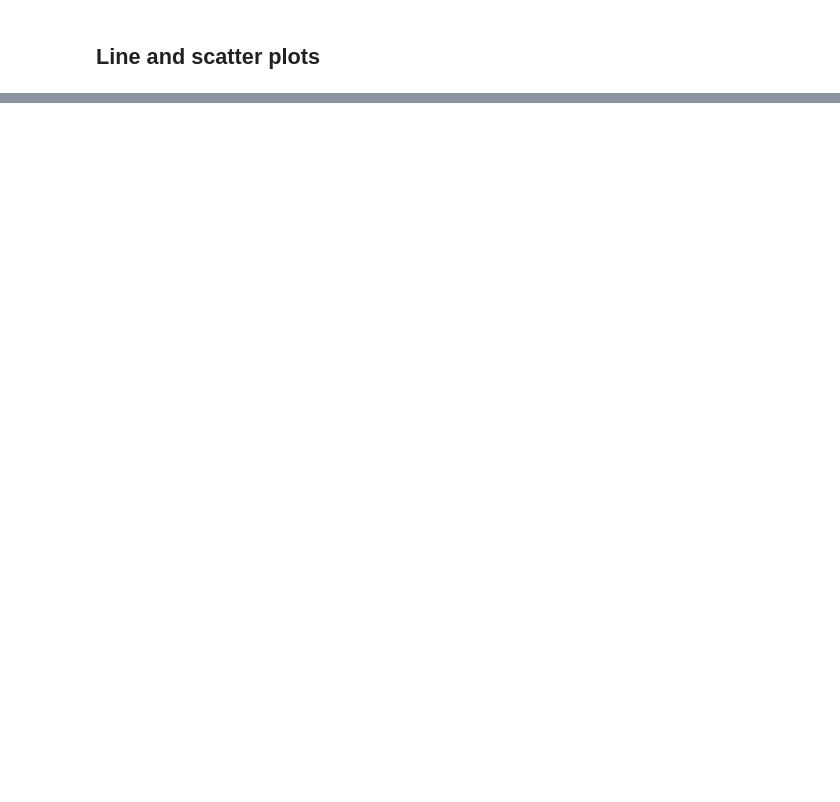
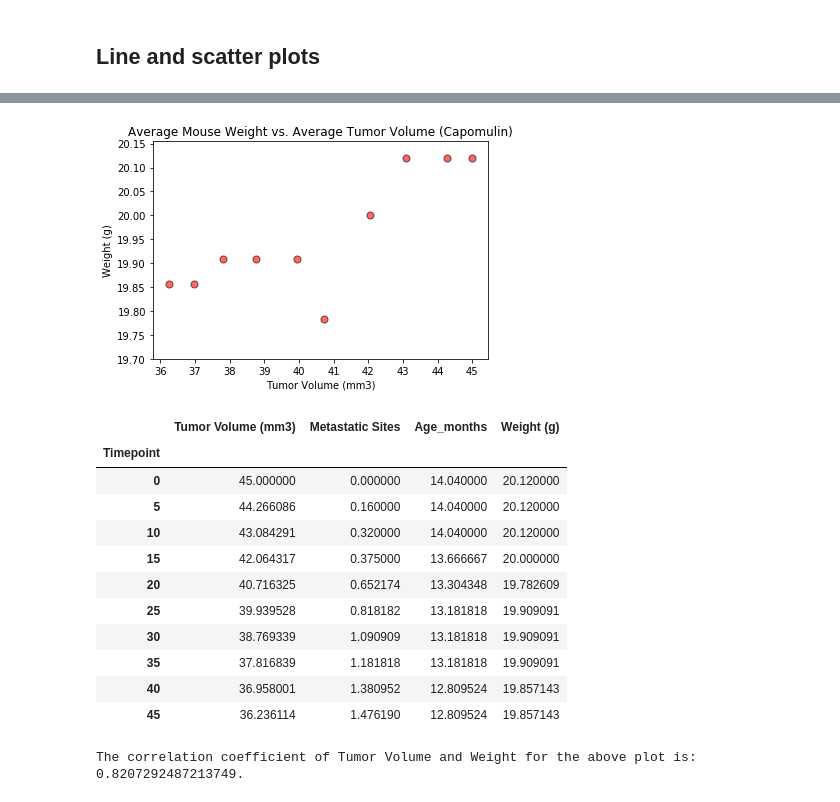
Before and after one commit to wisemantyr/Pymaceuticals, a Jupyter notebook: Pymaceuticals.ipynb, the cells around one changed output, grey strips where cells are left out. Saved outputs shown, nothing was run; the diff lists cells and outputs as text; code cells hidden in the pictures; blank space fills up the shorter version.

```diff
--- a/Pymaceuticals.ipynb
+++ b/Pymaceuticals.ipynb
@@ -259,2 +291,38 @@ infubinol_outliers= [t for t in infubinol_tumors if [(infubinol_tumors < infubin
+# %%
+# Generate a scatter plot of mouse weight versus average tumor volume for the Capomulin regimen
+
+capo_mouse_over_time = capomulin_df.groupby(["Timepoint"]).mean()
+
+x_axis = capo_mouse_over_time["Tumor Volume (mm3)"]
+y_axis = capo_mouse_over_time["Weight (g)"]
+plt.scatter(x_axis, y_axis, marker = "o", color="r", edgecolors="black", alpha = .6, s = 50)
+plt.title("Average Mouse Weight vs. Average Tumor Volume (Capomulin)", fontsize = 13)
+plt.ylabel("Weight (g)")
+plt.xlabel("Tumor Volume (mm3)")
+xticks = np.arange(36, 46, 1)
+yticks = np.arange(19.7, 20.2, .05)
+plt.xticks(xticks)
+plt.yticks(yticks)
+plt.show()
+
+capo_mouse_over_time
+# %% [output]
+[figure, added]
+|  | Tumor Volume (mm3) | Metastatic Sites | Age_months | Weight (g) |
+| Timepoint |  |  |  |  |
+| 0 | 45.000000 | 0.000000 | 14.040000 | 20.120000 |
+| 5 | 44.266086 | 0.160000 | 14.040000 | 20.120000 |
+| 10 | 43.084291 | 0.320000 | 14.040000 | 20.120000 |
+| 15 | 42.064317 | 0.375000 | 13.666667 | 20.000000 |
+| 20 | 40.716325 | 0.652174 | 13.304348 | 19.782609 |
+| 25 | 39.939528 | 0.818182 | 13.181818 | 19.909091 |
+| 30 | 38.769339 | 1.090909 | 13.181818 | 19.909091 |
+| 35 | 37.816839 | 1.181818 | 13.181818 | 19.909091 |
+| 40 | 36.958001 | 1.380952 | 12.809524 | 19.857143 |
+| 45 | 36.236114 | 1.476190 | 12.809524 | 19.857143 |
 # %%
 # Calculate the correlation coefficient and linear regression model for mouse weight and average tumor volume for the Capomulin regimen
+correlation = st.pearsonr(x_axis,y_axis)
+print(f"The correlation coefficient of Tumor Volume and Weight for the above plot is: {correlation[0]}.")
+# %% [output]
+The correlation coefficient of Tumor Volume and Weight for the above plot is: 0.8207292487213749.
```
Also changed, not shown: parts of 9 cells of this notebook, 1 other file.
